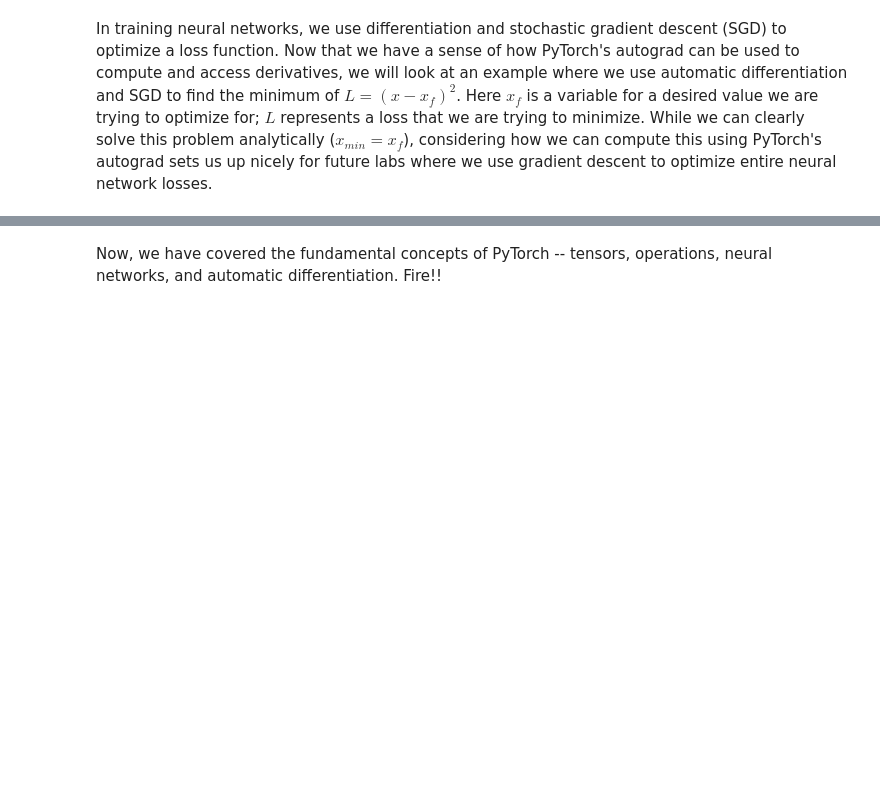
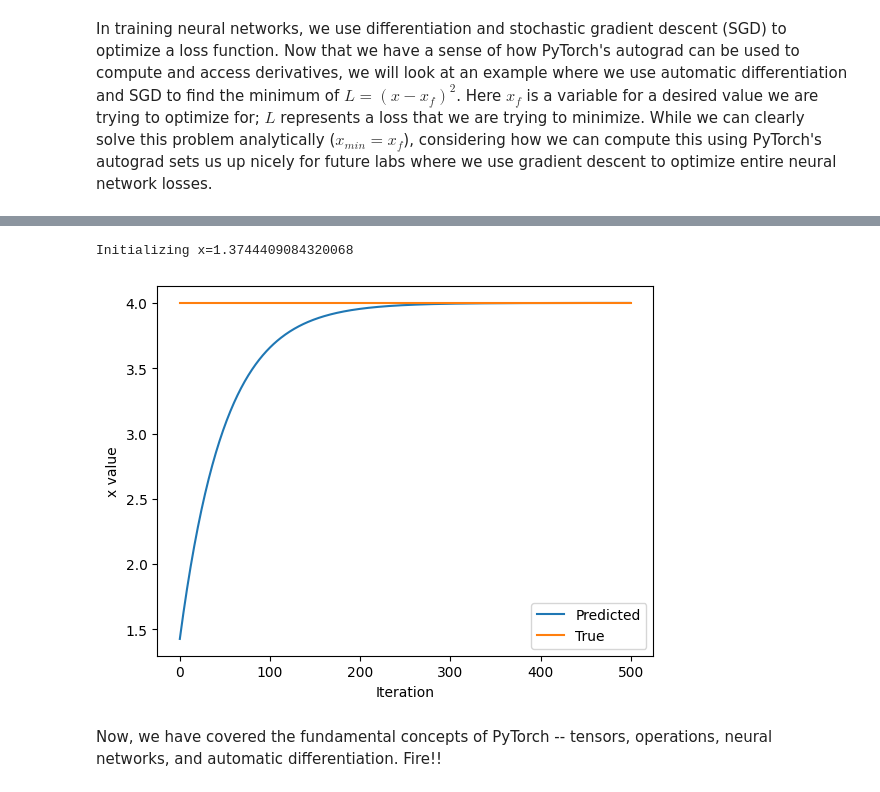
Before and after one commit to michaelcarterhere/MIT6.S1919, a Jupyter notebook: lab1/PT_Part1_Intro.ipynb, the cells around one changed output, grey strips where cells are left out. Drawn from its saved outputs; the diff is of its cells as text; code cells hidden in the pictures; blank space fills up the shorter version.

```diff
--- a/lab1/PT_Part1_Intro.ipynb
+++ b/lab1/PT_Part1_Intro.ipynb
@@ -304,33 +871,36 @@ In training neural networks, we use differentiation and stochastic gradient desc
 x = torch.randn(1)
 print(f"Initializing x={x.item()}")
 
 learning_rate = 1e-2  # Learning rate
 history = []
 x_f = 4  # Target value
 
 
 # We will run gradient descent for a number of iterations. At each iteration, we compute the loss,
 #   compute the derivative of the loss with respect to x, and perform the update.
 for i in range(500):
     x = torch.tensor([x], requires_grad=True)
 
     # TODO: Compute the loss as the square of the difference between x and x_f
-    loss = # TODO
+    loss = (x - x_f)**2
 
     # Backpropagate through the loss to compute gradients
     loss.backward()
 
     # Update x with gradient descent
     x = x.item() - learning_rate * x.grad
 
     history.append(x.item())
 
 # Plot the evolution of x as we optimize toward x_f!
 plt.plot(history)
 plt.plot([0, 500], [x_f, x_f])
 plt.legend(('Predicted', 'True'))
 plt.xlabel('Iteration')
 plt.ylabel('x value')
 plt.show()
+# %% [output]
+Initializing x=1.3744409084320068
+[figure, added]
 # %% [markdown]
 Now, we have covered the fundamental concepts of PyTorch -- tensors, operations, neural networks, and automatic differentiation. Fire!!
```
Also changed, not shown: parts of 25 cells of this notebook.
